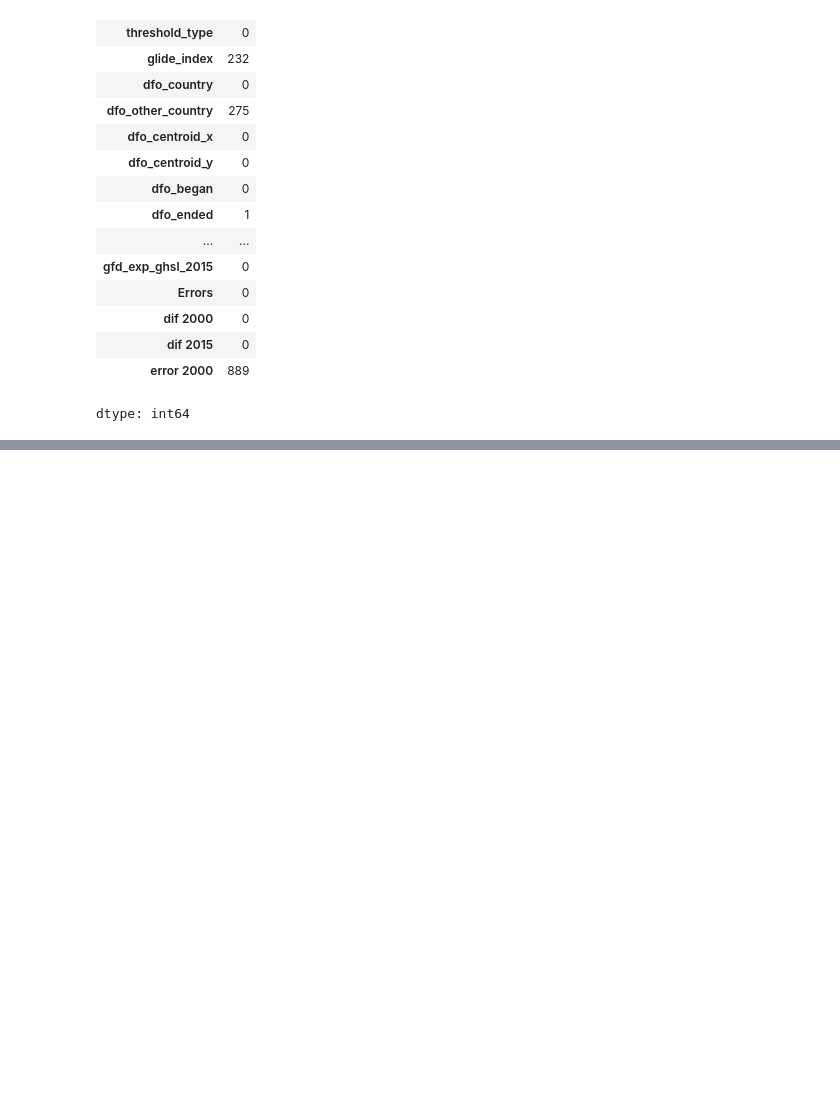
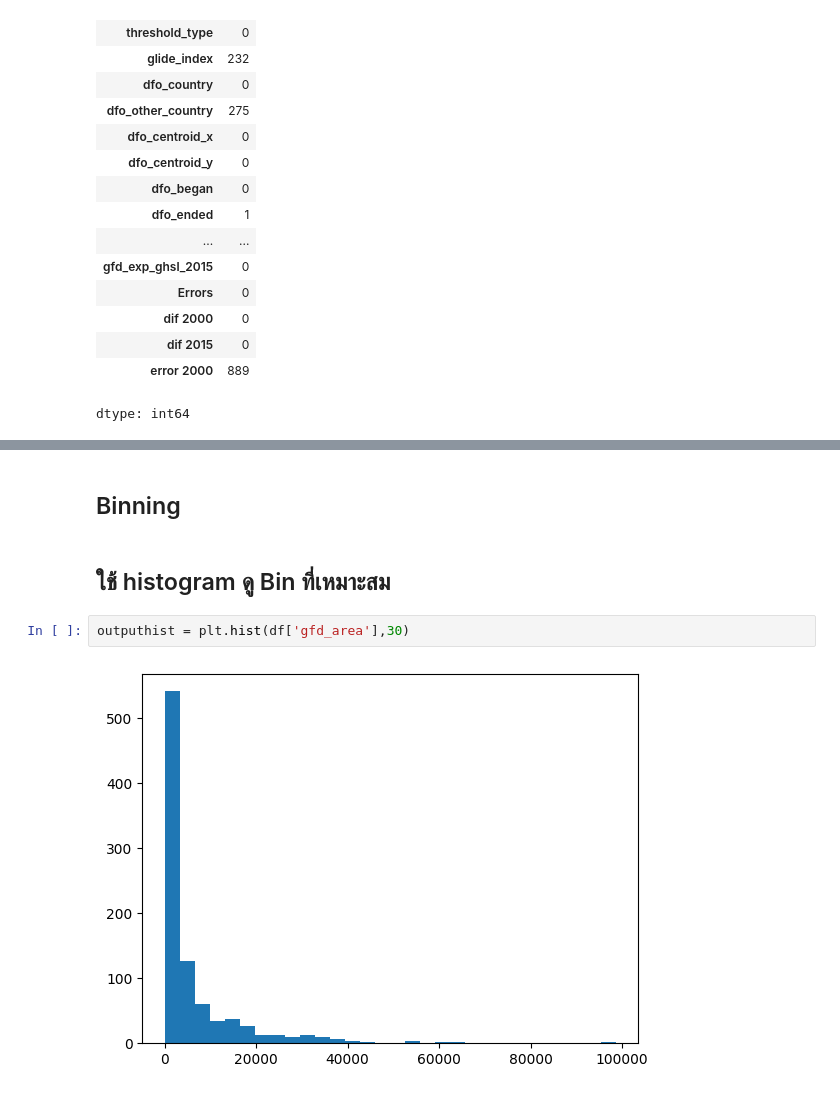
Before and after one commit to Ellizence01/BSC_DPDM2025, a Jupyter notebook: Ch3_Data_Preprocessing.ipynb, the cells around one changed output, grey strips where cells are left out. Cells and saved outputs as stored; diff of their text form; blank space fills up the shorter version.

```diff
--- a/Ch3_Data_Preprocessing.ipynb
+++ b/Ch3_Data_Preprocessing.ipynb
@@ -231,0 +260,8 @@ dtype: int64
+# %% [markdown]
+## Binning
+# %% [markdown]
+## ใช้ histogram ดู Bin ที่เหมาะสม
+# %%
+outputhist = plt.hist(df['gfd_area'],30)
+# %% [output]
+[figure, added]
```
Also changed, not shown: parts of 25 cells of this notebook.
